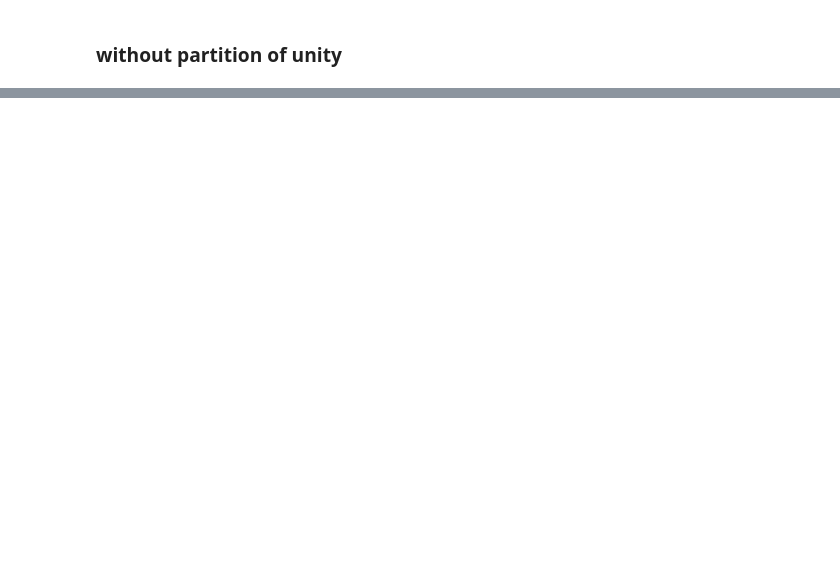
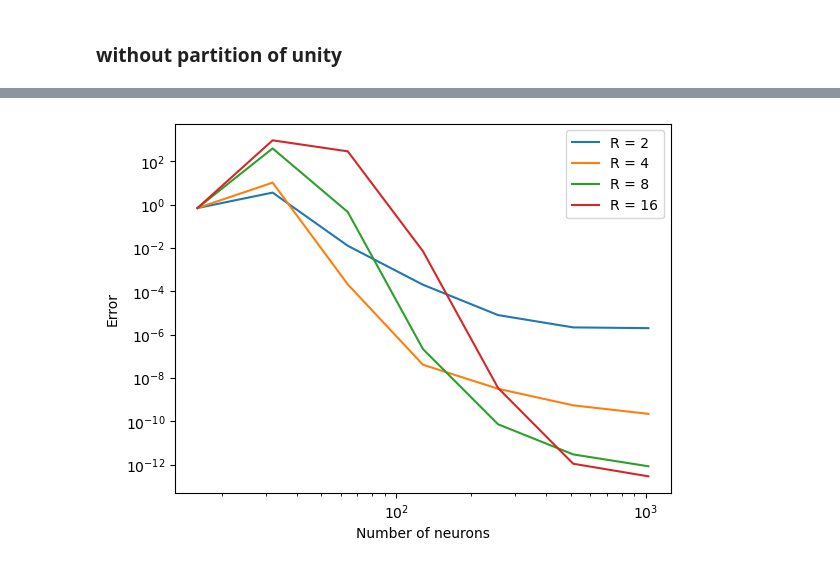
Before and after one commit to georgexxu/RandomNeuralPapers2, a Jupyter notebook: code/RFM_L2Fitting/tanh/RFM-l2regression1d-tanh.ipynb, the cells around one changed output, grey strips where cells are left out. Drawn from its saved outputs; the diff is of its cells as text; code cells hidden in the pictures; blank space fills up the shorter version.

```diff
--- a/code/RFM_L2Fitting/tanh/RFM-l2regression1d-tanh.ipynb
+++ b/code/RFM_L2Fitting/tanh/RFM-l2regression1d-tanh.ipynb
@@ -903,0 +605,15 @@ Using R_m =  24
+# %%
+plt.figure(dpi = 100)
+
+plt.plot(neuron_num_list, err_R_values[0,:], label = "R = 2")
+plt.plot(neuron_num_list, err_R_values[1,:], label = "R = 4")
+plt.plot(neuron_num_list, err_R_values[2,:], label = "R = 8")
+plt.plot(neuron_num_list, err_R_values[3,:], label = "R = 16")
+plt.yscale('log')
+plt.xscale('log')
+plt.xlabel("Number of neurons")
+plt.ylabel("Error")
+plt.legend()
+plt.show()
+# %% [output]
+[figure, added]
```
Also changed, not shown: parts of 16 cells of this notebook, 33 other files.
